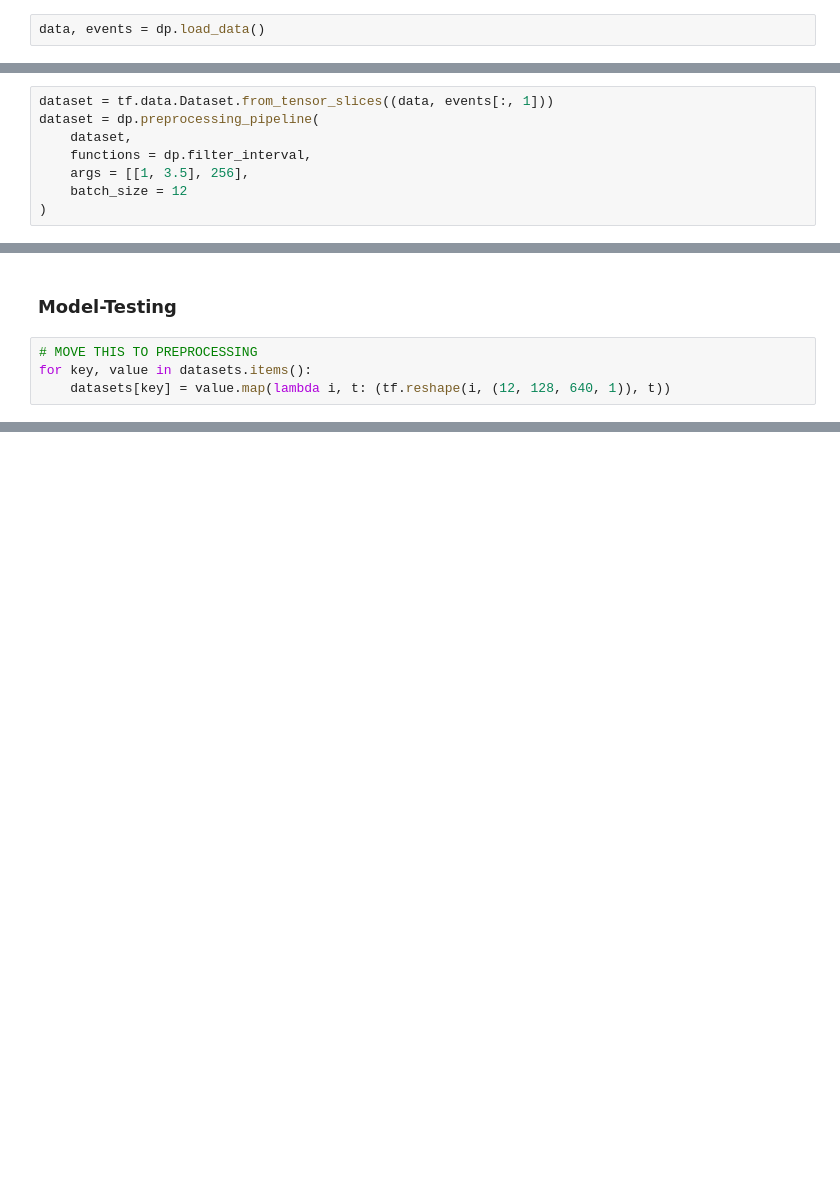
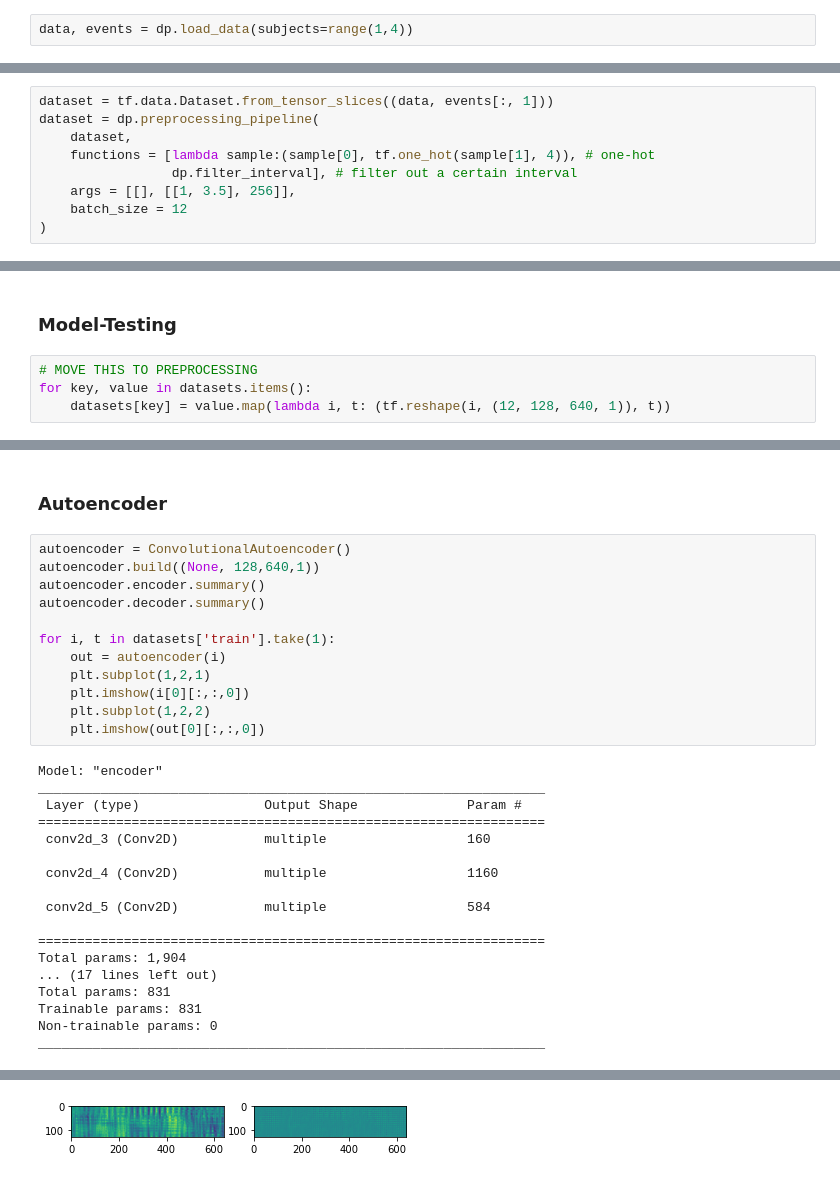
Before and after one commit to lucasld/inner_speech_decoding, a Jupyter notebook: testing.ipynb, the cells around one changed output, grey strips where cells are left out. Drawn from its saved outputs; the diff is of its cells as text; blank space fills up the shorter version.

```diff
--- a/testing.ipynb
+++ b/testing.ipynb
@@ -24,7 +25,7 @@ Ready.
 ## Dataset
 Data is epoched, keeping only the 4.5s length signals correpsonding to the time window between the beginning of the concentration interval and the end of the relacation interval.
 # %%
-data, events = dp.load_data()
+data, events = dp.load_data(subjects=range(1,4))
 # %% [output]
 [####################################################################################################]100%
 # %%
@@ -37,8 +38,9 @@ data = dp.normalization(data)
 dataset = tf.data.Dataset.from_tensor_slices((data, events[:, 1]))
 dataset = dp.preprocessing_pipeline(
     dataset,
-    functions = dp.filter_interval,
-    args = [[1, 3.5], 256],
+    functions = [lambda sample:(sample[0], tf.one_hot(sample[1], 4)), # one-hot
+                 dp.filter_interval], # filter out a certain interval
+    args = [[], [[1, 3.5], 256]],
     batch_size = 12
 )
 # %% [output]
@@ -87,0 +81,32 @@ Epoch 5 starting with validation accuracy of 0.233 and validation loss of 1.3874
+# %% [markdown]
+### Autoencoder
+# %%
+autoencoder = ConvolutionalAutoencoder()
+autoencoder.build((None, 128,640,1))
+autoencoder.encoder.summary()
+autoencoder.decoder.summary()
+
+for i, t in datasets['train'].take(1):
+    out = autoencoder(i)
+    plt.subplot(1,2,1)
+    plt.imshow(i[0][:,:,0])
+    plt.subplot(1,2,2)
+    plt.imshow(out[0][:,:,0])
+# %% [output]
+Model: "encoder"
+_________________________________________________________________
+ Layer (type)                Output Shape              Param #
+=================================================================
+ conv2d_3 (Conv2D)           multiple                  160
+
+ conv2d_4 (Conv2D)           multiple                  1160
+
+ conv2d_5 (Conv2D)           multiple                  584
+
+=================================================================
+Total params: 1,904
+... (17 lines left out)
+Total params: 831
+Trainable params: 831
+Non-trainable params: 0
+_________________________________________________________________
@@ -87,0 +114 @@ Epoch 5 starting with validation accuracy of 0.233 and validation loss of 1.3874
+[figure, added]
```
Also changed, not shown: parts of 10 cells of this notebook.
